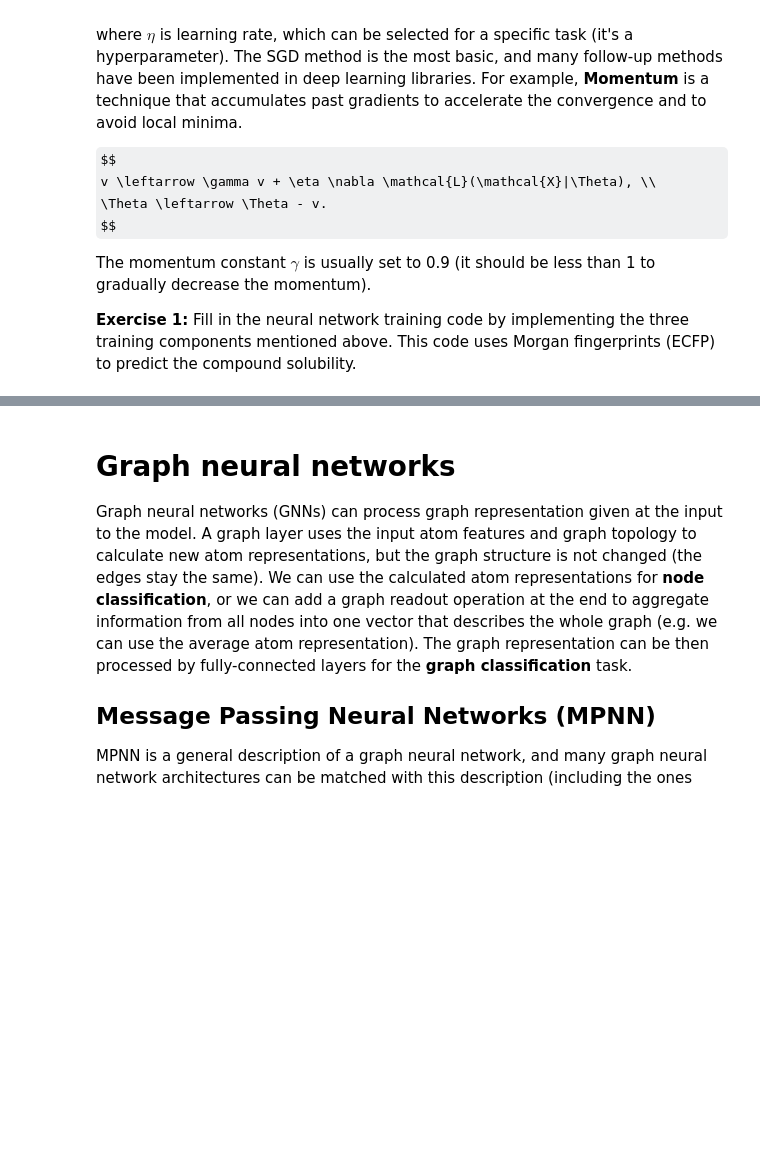
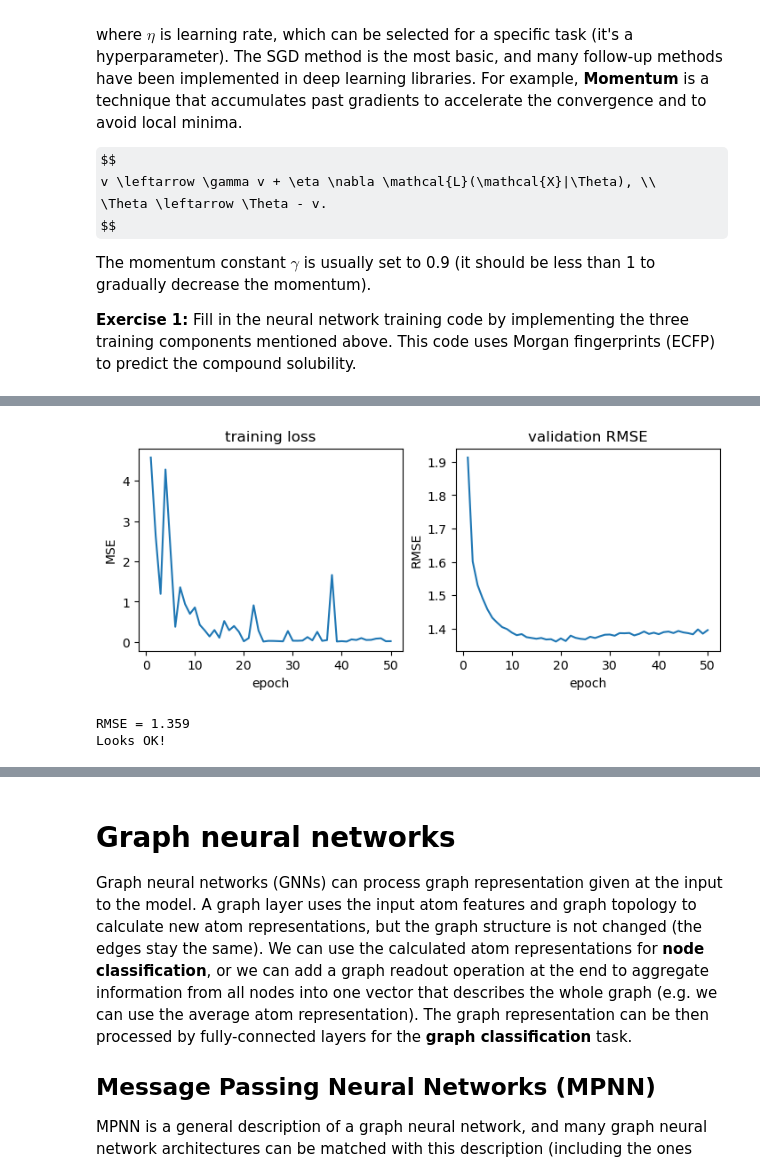
Before and after one commit to KWaniova/mldd24, a Jupyter notebook: labs/L3-graph-neural-networks/laboratory.ipynb, the cells around one changed output, grey strips where cells are left out. Saved outputs shown, nothing was run; the diff lists cells and outputs as text; code cells hidden in the pictures; some formulas as TeX source; blank space fills up the shorter version.

```diff
--- a/labs/L3-graph-neural-networks/laboratory.ipynb
+++ b/labs/L3-graph-neural-networks/laboratory.ipynb
@@ -141,4 +159,6 @@ X_test, y_test = featurizer(split['test'])
 # %%
+import torch.nn as nn
+
 def train(X_train, y_train, X_valid, y_valid):
     # hyperparameters definition
     hidden_size = 512
@@ -147,7 +167,13 @@ def train(X_train, y_train, X_valid, y_valid):
     learning_rate = 0.0001
 
     # model preparation
-    model = ...  # TODO: define a simple neural network, you can use torch.nn.Sequential
+    model = nn.Sequential(
+          nn.Linear(1024,512),
+          nn.ReLU(),
+          nn.Linear(512,512),
+          nn.ReLU(),
+          nn.Linear(512,1)
+        )  # TODO: define a simple neural network, you can use torch.nn.Sequential
 
     # data preparation
     dataset = TensorDataset(torch.FloatTensor(X_train), torch.FloatTensor(y_train.reshape(-1, 1)))
@@ -161,8 +187,8 @@ def train(X_train, y_train, X_valid, y_valid):
     df_metrics = pd.DataFrame()
 
     # training loop
-    optimizer = ...  # TODO: define an optimizer
-    loss_fn = ...  # TODO: define a loss function
+    optimizer = torch.optim.Adam(model.parameters(),lr=learning_rate)  # TODO: define an optimizer
+    loss_fn = torch.nn.MSELoss()  # TODO: define a loss function
     for epoch in trange(1, epochs + 1, leave=False):
         model.train()
         for X, y in tqdm(loader, leave=False):
@@ -199,33 +225,37 @@ def train(X_train, y_train, X_valid, y_valid):
 
 
 def predict(model, X_test, y_test):
     # hyperparameters definition
     # (but this doesn't change the training results, it's only to optimize the eval speed)
     batch_size = 64
 
     # data preparation
     dataset = TensorDataset(torch.FloatTensor(X_test), torch.FloatTensor(y_test.reshape(-1, 1)))
     loader = DataLoader(dataset, batch_size=batch_size, shuffle=False)
 
     # evaluation loop
     preds_batches = []
     with torch.no_grad():
         for X, y in tqdm(loader):
             preds = model(X)
             preds_batches.append(preds.cpu().detach().numpy())
     preds = np.concatenate(preds_batches)
     return preds
 
 # training
 model = train(X_train, y_train, X_valid, y_valid)
 
 # evaluation
 predictions = predict(model, X_test, y_test)
 
 rmse_score = rmse(y_test, predictions)
 print(f'RMSE = {rmse_score:.3f}')
 assert rmse_score < 1.6, "It should be possible to obtain RMSE lower than 1.6"
 print('Looks OK!')
+# %% [output]
+[figure, added]
+RMSE = 1.359
+Looks OK!
 # %% [markdown]
 # Molecular graphs
 
```
Also changed, not shown: parts of 10 cells of this notebook, 1 other file.
